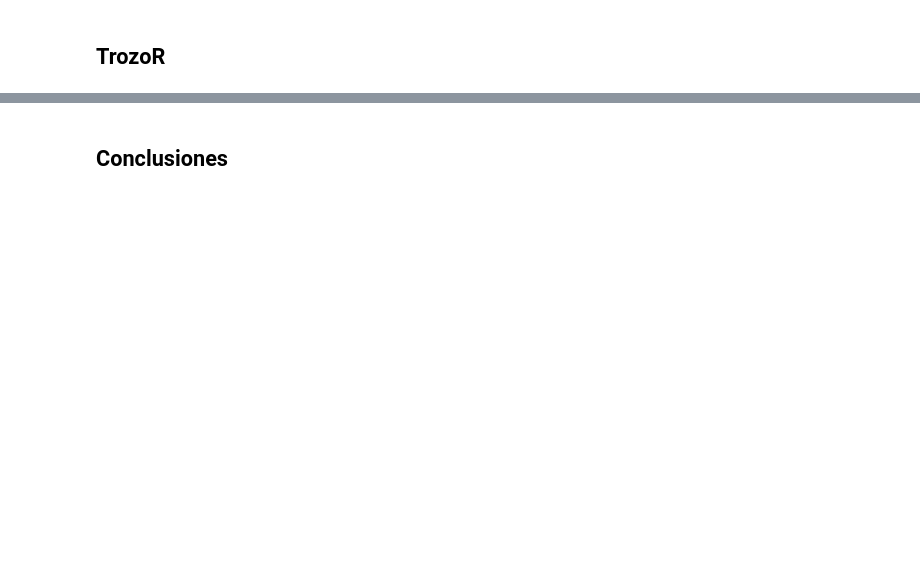
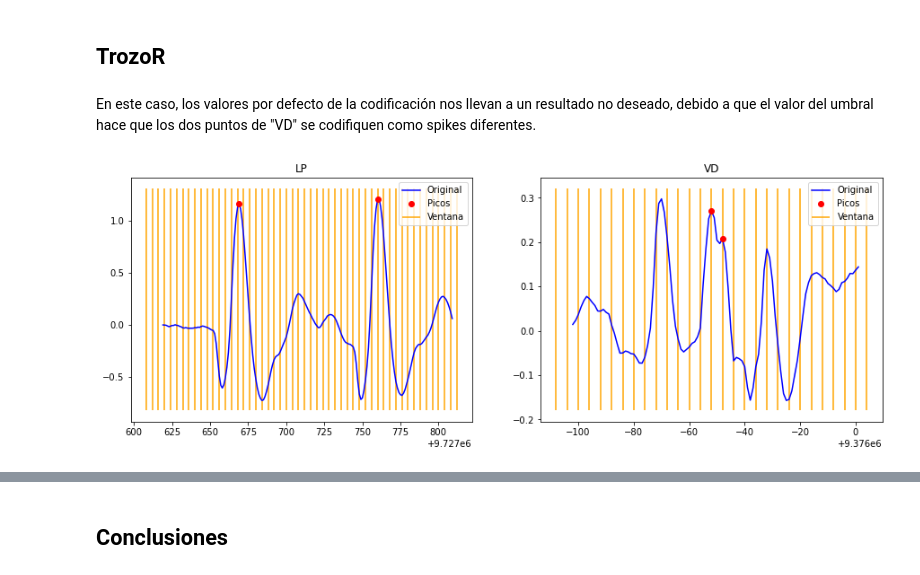
Before and after one commit to Ludvins/MCD_Practicas_TI, a Jupyter notebook: Practica.ipynb, the cells around one changed output, grey strips where cells are left out. Cells and saved outputs as stored; diff of their text form; code cells hidden in the pictures; blank space fills up the shorter version.

```diff
--- a/Practica.ipynb
+++ b/Practica.ipynb
@@ -847,2 +902,8 @@ for i, r in enumerate(results):
 # %% [markdown]
 ## TrozoR
+# %% [markdown]
+En este caso, los valores por defecto de la codificación nos llevan a un resultado no deseado, debido a que el valor del umbral hace que los dos puntos de "VD" se codifiquen como spikes diferentes.
+# %%
+trozoR_w = codify_signal(trozoR, plot = True)
+# %% [output]
+[figure, added]
```
Also changed, not shown: parts of 26 cells of this notebook.
